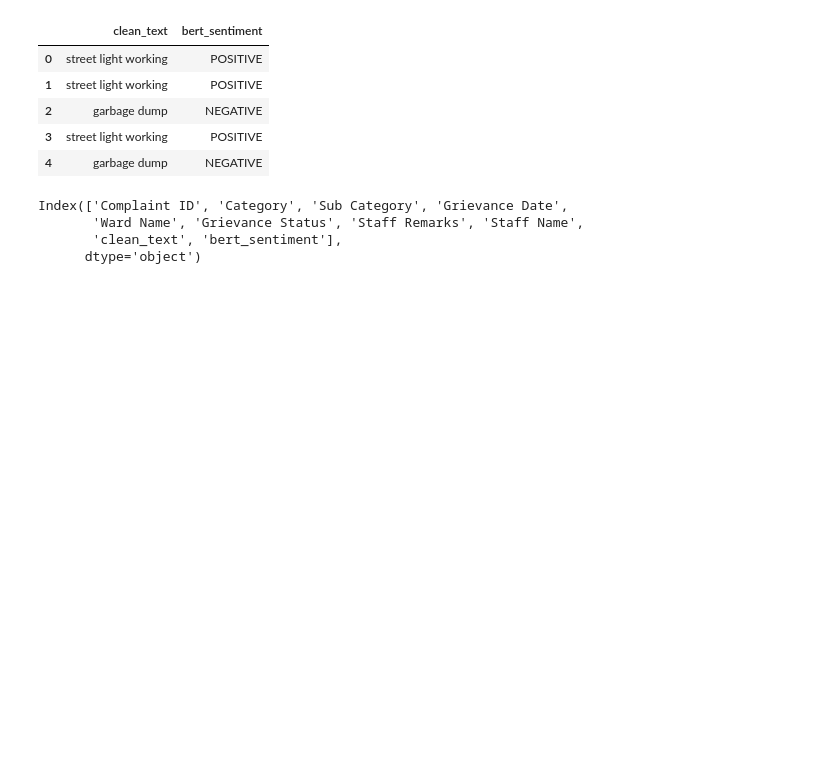
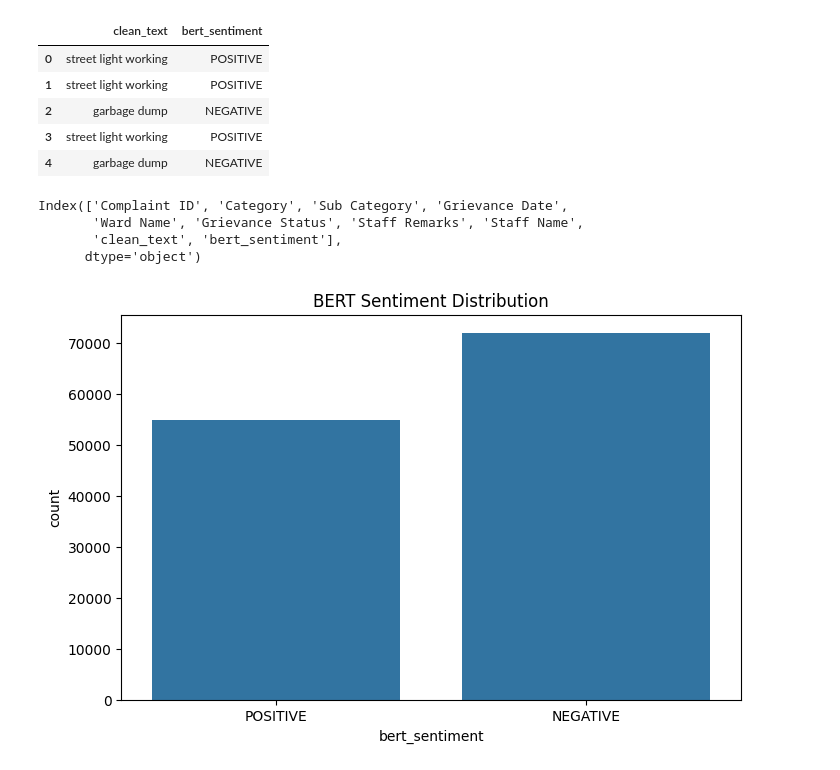
Before and after one commit to liyajasminn/AI-Citizen-Grievance-System, a Jupyter notebook: week3.ipynb, the cells around one changed output. Cells and saved outputs as stored; diff of their text form; code cells hidden in the pictures; blank space fills up the shorter version.

Commit message:
Generated sentiment analysis visualization for grievance data

```diff
--- a/week3.ipynb
+++ b/week3.ipynb
@@ -255,3 +255,13 @@ Index(['Complaint ID', 'Category', 'Sub Category', 'Grievance Date',
        'Ward Name', 'Grievance Status', 'Staff Remarks', 'Staff Name',
        'clean_text', 'bert_sentiment'],
       dtype='object')
+# %%
+plt.figure(figsize=(8,5))
+
+sns.countplot(x=df['bert_sentiment'])
+
+plt.title("BERT Sentiment Distribution")
+
+plt.show()
+# %% [output]
+[figure, added]
```
Also changed, not shown: parts of 1 cell of this notebook.
